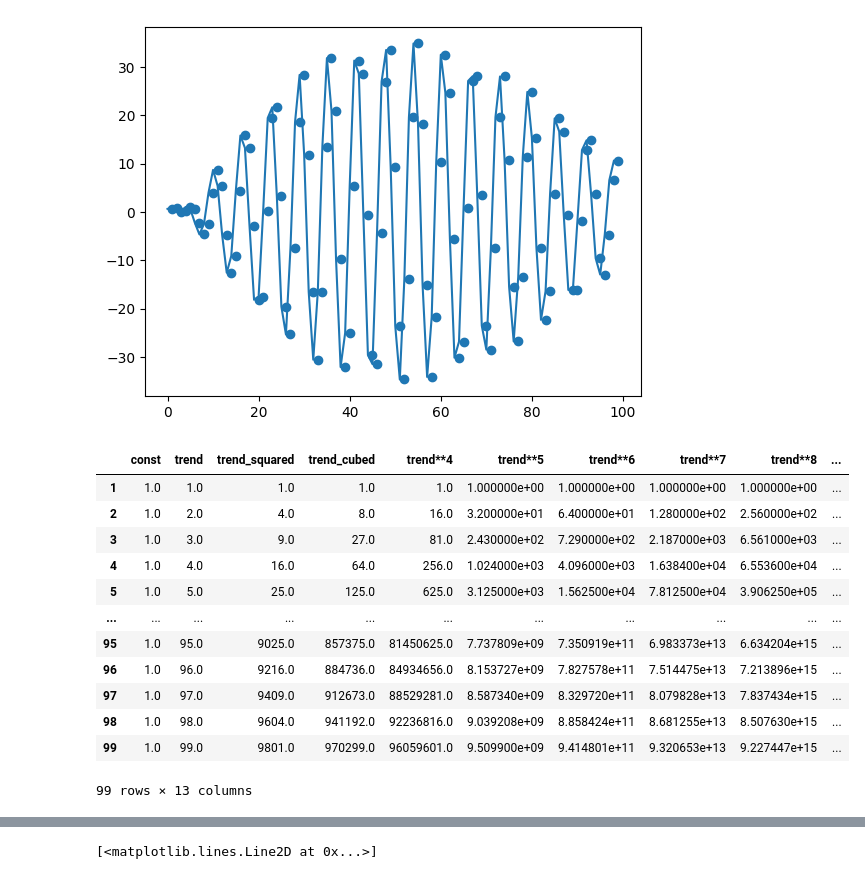
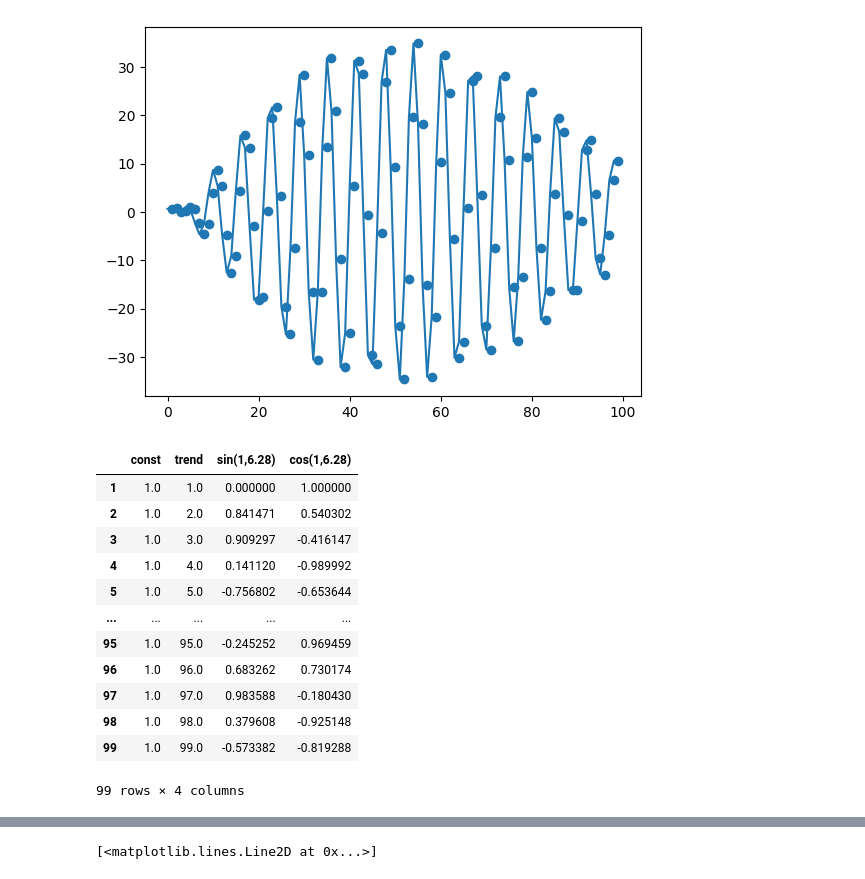
Before and after one commit to CaioMaxximus/Exploring-Different-Curves-with-Linear-Regression, a Jupyter notebook: creating-diferent-curves-with-linear-regression.ipynb, the cells around one changed output, grey strips where cells are left out. Saved outputs shown, nothing was run; the diff lists cells and outputs as text; code cells hidden in the pictures.

```diff
--- a/creating-diferent-curves-with-linear-regression.ipynb
+++ b/creating-diferent-curves-with-linear-regression.ipynb
@@ -388,26 +398,25 @@ plt.scatter(train_data ,last_non_linear_data)
 <matplotlib.collections.PathCollection at 0x...>
 [figure]
 # %%
-det_proc = DeterministicProcess( np.arange(1,100), constant=True, period=(np.pi * 2) , fourier=2,order = 8)
+det_proc = DeterministicProcess( np.arange(1,100), constant=True, period=(np.pi * 2) , fourier=1,order = 1)
 
 train_sin_cos_log_data = det_proc.in_sample()
 # train_sin_cos_data.drop(["sin(1,6.28)" ,"cos(1,6.28)","sin(2,6.28)","cos(2,6.28)"] ,axis = 1,inplace =True)
 # train_sin_cos_log_data[["sin(1,6.28)" ,"cos(1,6.28)","sin(2,6.28)","cos(2,6.28)"]] = train_sin_cos_log_data[["sin(1,6.28)" ,"cos(1,6.28)","sin(2,6.28)","cos(2,6.28)"]]
 train_sin_cos_log_data
 # train_sin_cos_log_data["curved_move"] =  (-train_data ** 2   +100* train_data)
-train_sin_cos_log_data[["sin(1,6.28)" ,"cos(1,6.28)","sin(2,6.28)","cos(2,6.28)"]] =  train_sin_cos_log_data[["sin(1,6.28)" ,"cos(1,6.28)","sin(2,6.28)","cos(2,6.28)"]] *  (-train_data ** 2   +100* train_data)
 train_sin_cos_log_data
 # %% [output]
-|  | const | trend | trend_squared | trend_cubed | trend**4 | trend**5 | trend**6 | trend**7 | trend**8 | ... |
-| 1 | 1.0 | 1.0 | 1.0 | 1.0 | 1.0 | 1.000000e+00 | 1.000000e+00 | 1.000000e+00 | 1.000000e+00 | ... |
-| 2 | 1.0 | 2.0 | 4.0 | 8.0 | 16.0 | 3.200000e+01 | 6.400000e+01 | 1.280000e+02 | 2.560000e+02 | ... |
-| 3 | 1.0 | 3.0 | 9.0 | 27.0 | 81.0 | 2.430000e+02 | 7.290000e+02 | 2.187000e+03 | 6.561000e+03 | ... |
-| 4 | 1.0 | 4.0 | 16.0 | 64.0 | 256.0 | 1.024000e+03 | 4.096000e+03 | 1.638400e+04 | 6.553600e+04 | ... |
-| 5 | 1.0 | 5.0 | 25.0 | 125.0 | 625.0 | 3.125000e+03 | 1.562500e+04 | 7.812500e+04 | 3.906250e+05 | ... |
-| ... | ... | ... | ... | ... | ... | ... | ... | ... | ... | ... |
-| 95 | 1.0 | 95.0 | 9025.0 | 857375.0 | 81450625.0 | 7.737809e+09 | 7.350919e+11 | 6.983373e+13 | 6.634204e+15 | ... |
-| 96 | 1.0 | 96.0 | 9216.0 | 884736.0 | 84934656.0 | 8.153727e+09 | 7.827578e+11 | 7.514475e+13 | 7.213896e+15 | ... |
-| 97 | 1.0 | 97.0 | 9409.0 | 912673.0 | 88529281.0 | 8.587340e+09 | 8.329720e+11 | 8.079828e+13 | 7.837434e+15 | ... |
-| 98 | 1.0 | 98.0 | 9604.0 | 941192.0 | 92236816.0 | 9.039208e+09 | 8.858424e+11 | 8.681255e+13 | 8.507630e+15 | ... |
-| 99 | 1.0 | 99.0 | 9801.0 | 970299.0 | 96059601.0 | 9.509900e+09 | 9.414801e+11 | 9.320653e+13 | 9.227447e+15 | ... |
+|  | const | trend | sin(1,6.28) | cos(1,6.28) |
+| 1 | 1.0 | 1.0 | 0.000000 | 1.000000 |
+| 2 | 1.0 | 2.0 | 0.841471 | 0.540302 |
+| 3 | 1.0 | 3.0 | 0.909297 | -0.416147 |
+| 4 | 1.0 | 4.0 | 0.141120 | -0.989992 |
+| 5 | 1.0 | 5.0 | -0.756802 | -0.653644 |
+| ... | ... | ... | ... | ... |
+| 95 | 1.0 | 95.0 | -0.245252 | 0.969459 |
+| 96 | 1.0 | 96.0 | 0.683262 | 0.730174 |
+| 97 | 1.0 | 97.0 | 0.983588 | -0.180430 |
+| 98 | 1.0 | 98.0 | 0.379608 | -0.925148 |
+| 99 | 1.0 | 99.0 | -0.573382 | -0.819288 |
-99 rows × 13 columns
+99 rows × 4 columns
```
Also changed, not shown: parts of 16 cells of this notebook.
